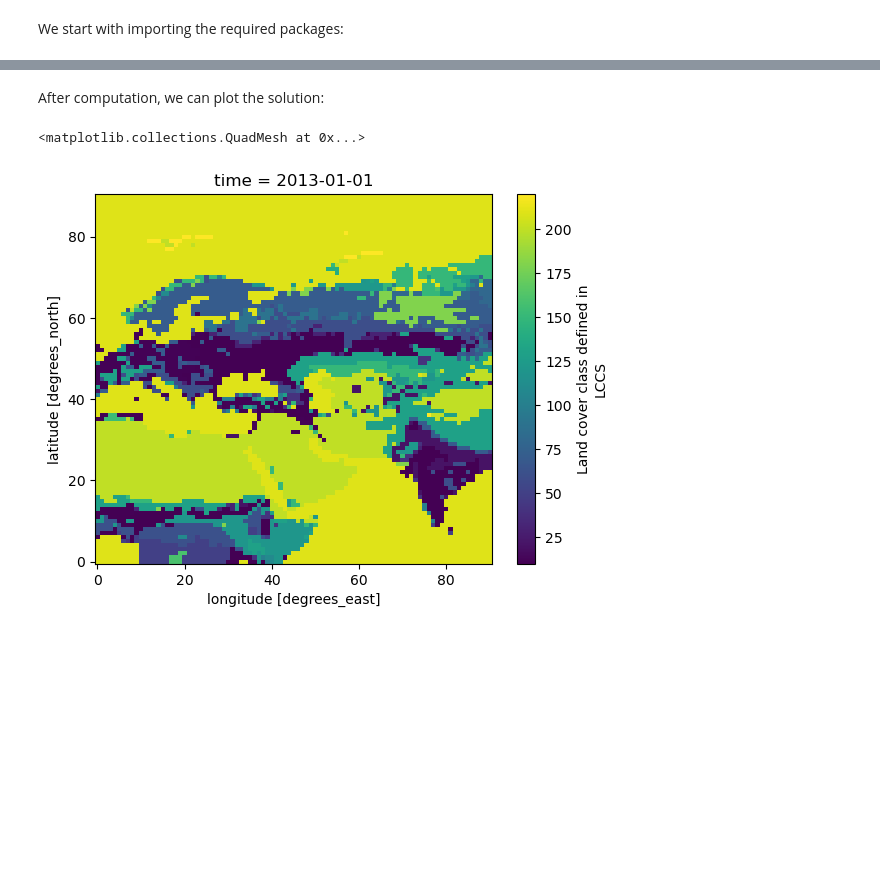
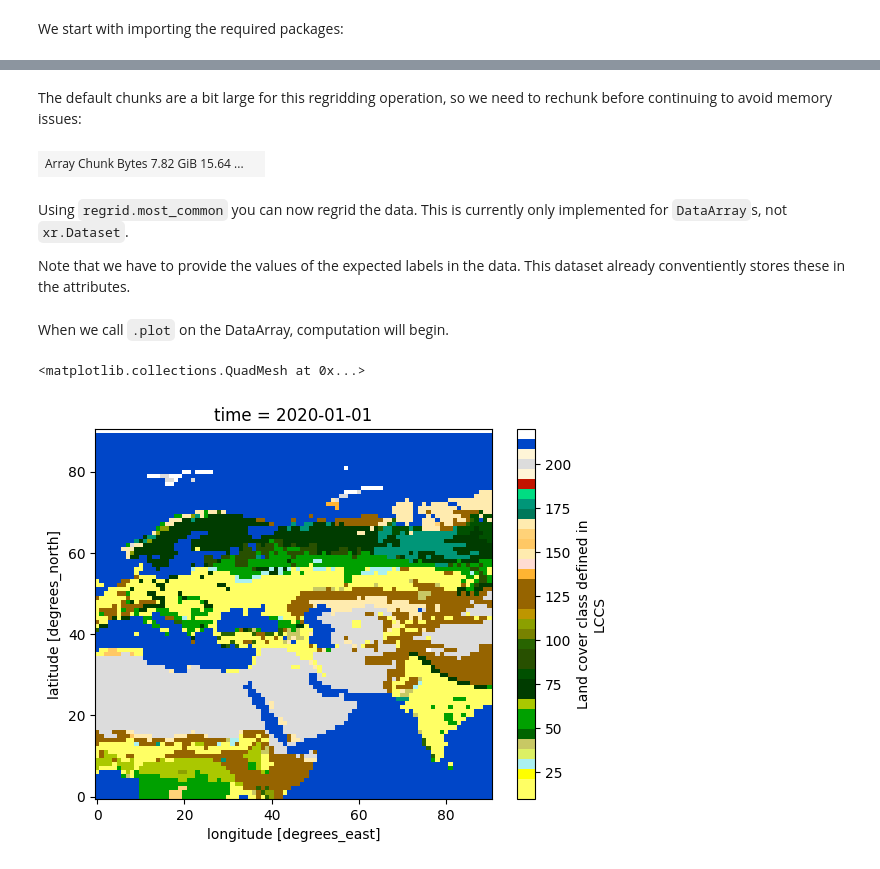
Before and after one commit to xarray-contrib/xarray-regrid, a Jupyter notebook: docs/notebooks/demos/demo_most_common.ipynb, the cells around one changed output, grey strips where cells are left out. Saved outputs shown, nothing was run; the diff lists cells and outputs as text; code cells hidden in the pictures; blank space fills up the shorter version.

```diff
--- a/docs/notebooks/demos/demo_most_common.ipynb
+++ b/docs/notebooks/demos/demo_most_common.ipynb
@@ -50,9 +73,33 @@ Note that the maximum memory limits the size of the regridding routine (in bytes
+# %%
+from xarray_regrid import Grid
+
+target_dataset = Grid(
+    north=90,
+    east=90,
+    south=0,
+    west=0,
+    resolution_lat=1,
+    resolution_lon=1,
+).create_regridding_dataset()
+# %% [markdown]
+The default chunks are a bit large for this regridding operation, so we need to rechunk before continuing to avoid memory issues:
+# %%
+da = da.chunk({"time": -1, "latitude": 4050, "longitude": 4050})
+da.data
+# %% [output]
+| Array Chunk Bytes 7.82 GiB 15.64 ... |  |
+# %% [markdown]
+Using `regrid.most_common` you can now regrid the data. This is currently only implemented for `DataArray`s, not `xr.Dataset`.
+
+Note that we have to provide the values of the expected labels in the data. This dataset already conventiently stores these in the attributes.
 # %%
-ds_regrid = ds.regrid.most_common(target_dataset, time_dim="time", max_mem=1e9)
+da_regrid = da.regrid.most_common(
+    target_dataset, values=da.attrs["flag_values"], time_dim="time"
+)
-# %% [markdown]
-After computation, we can plot the solution:
-# %%
-ds_regrid["lccs_class"].plot(x="longitude")
-# %% [output]
-<matplotlib.collections.QuadMesh at 0x...>
-[figure, removed]
+# %% [markdown]
+When we call `.plot` on the DataArray, computation will begin.
+# %%
+da_regrid.plot(x="longitude", cmap=cmap, vmin=10, vmax=220)
+# %% [output]
+<matplotlib.collections.QuadMesh at 0x...>
+[figure, added]
```
Also changed, not shown: parts of 5 cells of this notebook, 13 other files.
